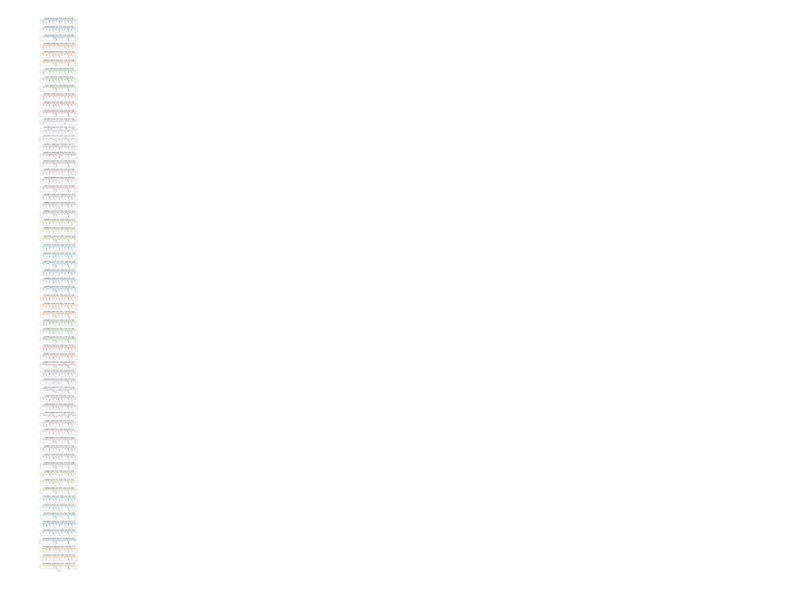
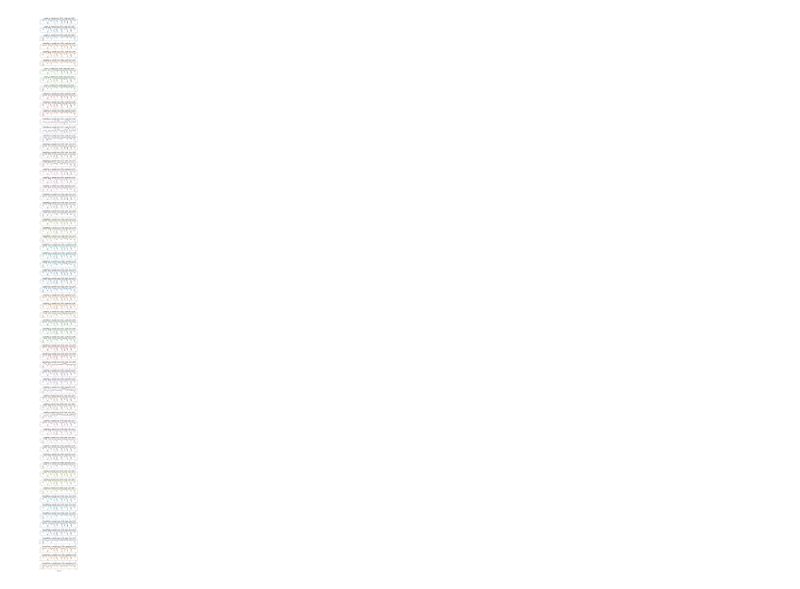
Before and after one commit to ntolley/see_ssm, a Jupyter notebook: notebooks/train_decoder.ipynb, the cells around one changed output. Drawn from its saved outputs; the diff is of its cells as text; code cells hidden in the pictures.

```diff
--- a/notebooks/train_decoder.ipynb
+++ b/notebooks/train_decoder.ipynb
@@ -160,7 +175,7 @@ def run_rnn(pred_df, neural_df, neural_offset, cv_dict, metadata, task_info=True
 
     data_arrays, generators = model_utils.make_generators(
     pred_df, neural_df, neural_offset, cv_dict, metadata, exclude_neural=exclude_processing,
-    window_size=window_size, flip_outputs=flip_outputs, batch_size=1000, label_col=label_col)
+    window_size=window_size, flip_outputs=flip_outputs, batch_size=1000, label_col=label_col, fold=2)
 
     # Unpack tuple into variables
     training_set, validation_set, testing_set = data_arrays
@@ -182,12 +197,12 @@ def run_rnn(pred_df, neural_df, neural_offset, cv_dict, metadata, task_info=True
     input_size = X_train_data.shape[1]
     output_size = y_train_data.shape[1]
 
-    # model_rnn = model_lstm(input_size, output_size, hidden_dim, n_layers, dropout, device, cat_features=exclude_processing).to(device)
-    # model_rnn = model_utils.model_lstm(input_size, output_size, hidden_dim, n_layers, dropout, device, cat_features=exclude_processing).to(device)
+    model_rnn = model_lstm(input_size, output_size, hidden_dim, n_layers, dropout,
+                                       device, cat_features=exclude_processing, task_info=task_info).to(device)
 
-    model_rnn = model_mamba(input_size, output_size, d_model=input_size,
-                            d_state=128, d_conv=4, expand=2, cat_features=exclude_processing,
-                            task_info=task_info)
+    # model_rnn = model_mamba(input_size, output_size, d_model=input_size,
+    #                         d_state=128, d_conv=4, expand=2, cat_features=exclude_processing,
+    #                         task_info=task_info)
 
 
     # Define Loss, Optimizerints h
@@ -285,7 +293,7 @@ exclude_processing = None
 
 data_arrays, generators = model_utils.make_generators(
 wrist_df, task_neural_df, neural_offset, cv_dict, metadata, exclude_neural=exclude_processing,
-window_size=window_size, flip_outputs=True, batch_size=1000, label_col=label_col)
+window_size=window_size, flip_outputs=True, batch_size=1000, label_col=label_col, fold=2)
 
 # Unpack tuple into variables
 training_set, validation_set, testing_set = data_arrays
@@ -307,36 +315,38 @@ ticksize=10
 time_offset = 500
 
 bounds = list(range(0+time_offset,1000+time_offset))
 x_times = np.arange(len(bounds)) / 100 # Sampling rate=100 Hz
 
 # repeat_name = 'repeat_0'
 # num_neuron_name = 'num_neuron_15'
 
-repeat_name = 'repeat_0'
-num_neuron_name = 'num_neuron_62'
-
 plt.figure(figsize=(8,len(marker_list) * 5))
 
 marker_counter = 0
+coord_idx = 0
+coord_names = ['x','y','z']
 for mrk_idx in range(len(marker_list) * 3):
     if mrk_idx % 3 == 0:
         marker_counter += 1
+        coord_idx = 0
+    coord_idx += 1
 
     plt.subplot(len(marker_list) * 3,1,mrk_idx+1)
     notask_corr = np.corrcoef(y_test_data[:,mrk_idx], decode_results['rnn']['notask']['test_pred'][:,mrk_idx])
     task_corr = np.corrcoef(y_test_data[:,mrk_idx], decode_results['rnn']['task']['test_pred'][:,mrk_idx])
 
 
     plt.plot(x_times, y_test_data[bounds,mrk_idx], color='k', label='DLC Marker')
     plt.plot(x_times, decode_results['rnn']['notask']['test_pred'][bounds,mrk_idx], color='grey', label='RNN Pred')
     plt.plot(x_times, decode_results['rnn']['task']['test_pred'][bounds,mrk_idx], color=f'C{marker_counter-1}')
 
     plt.xticks(fontsize=ticksize)
     plt.yticks(fontsize=ticksize)
-    plt.title(f'{marker_list[marker_counter-1]}; notask corr: {notask_corr[0,1]:.2f};  task corr: {task_corr[0,1]:.2f}', fontsize=20)
+    plt.title(f'{marker_list[marker_counter-1]}_{coord_names[coord_idx-1]}; notask corr: {notask_corr[0,1]:.2f};  task corr: {task_corr[0,1]:.2f}', fontsize=20)
 plt.xlabel('Time (s)', fontsize=labelsize)
 
 plt.tight_layout()
-plt.savefig('../figures/mambda_layout_trajectory.png')
+# plt.savefig('../figures/mamba_layout_trajectory.png')
+# plt.savefig('../figures/lstm_layout_trajectory.png')
 # %% [output]
-[figure, old version]
+[figure, new version]
```
Also changed, not shown: parts of 7 cells of this notebook, 1 other file.
